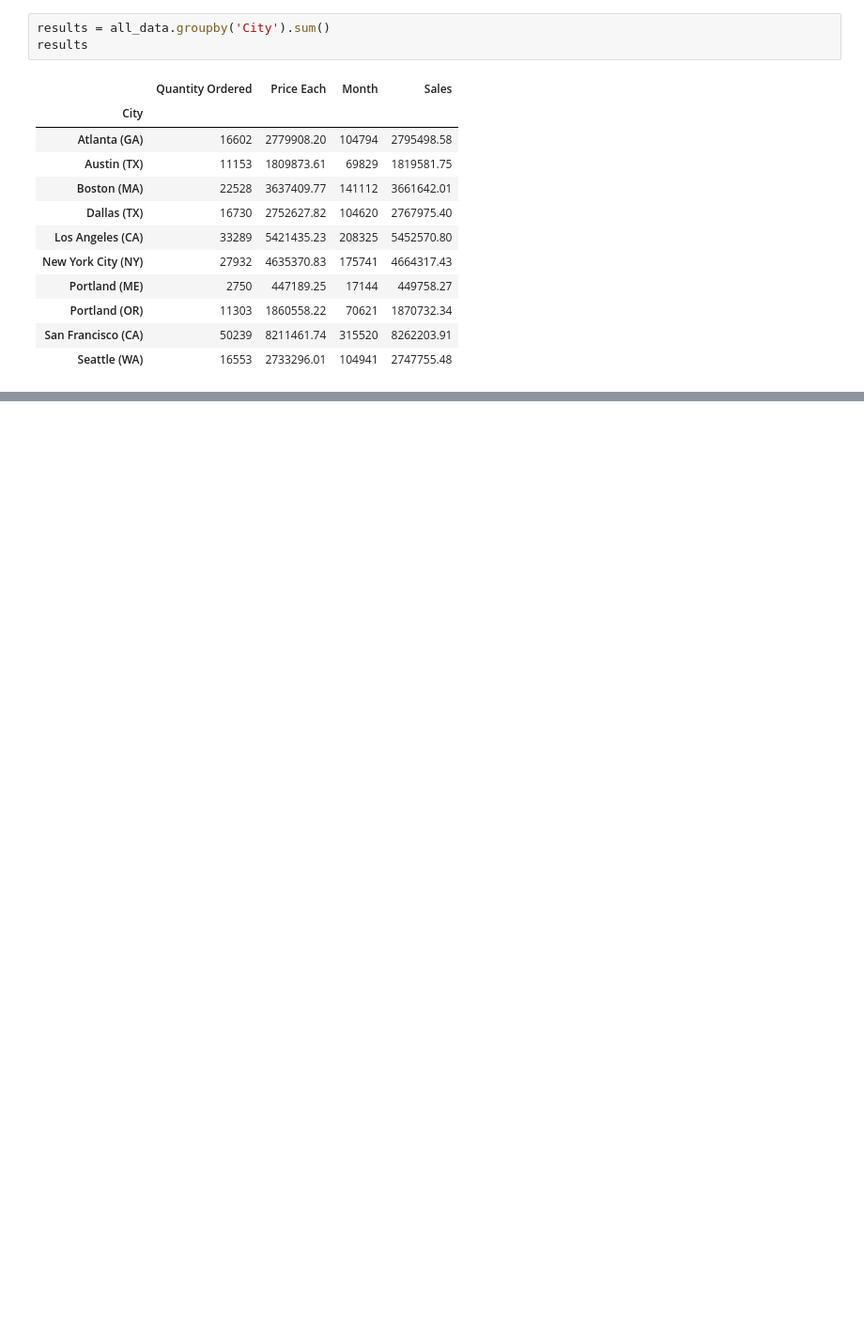
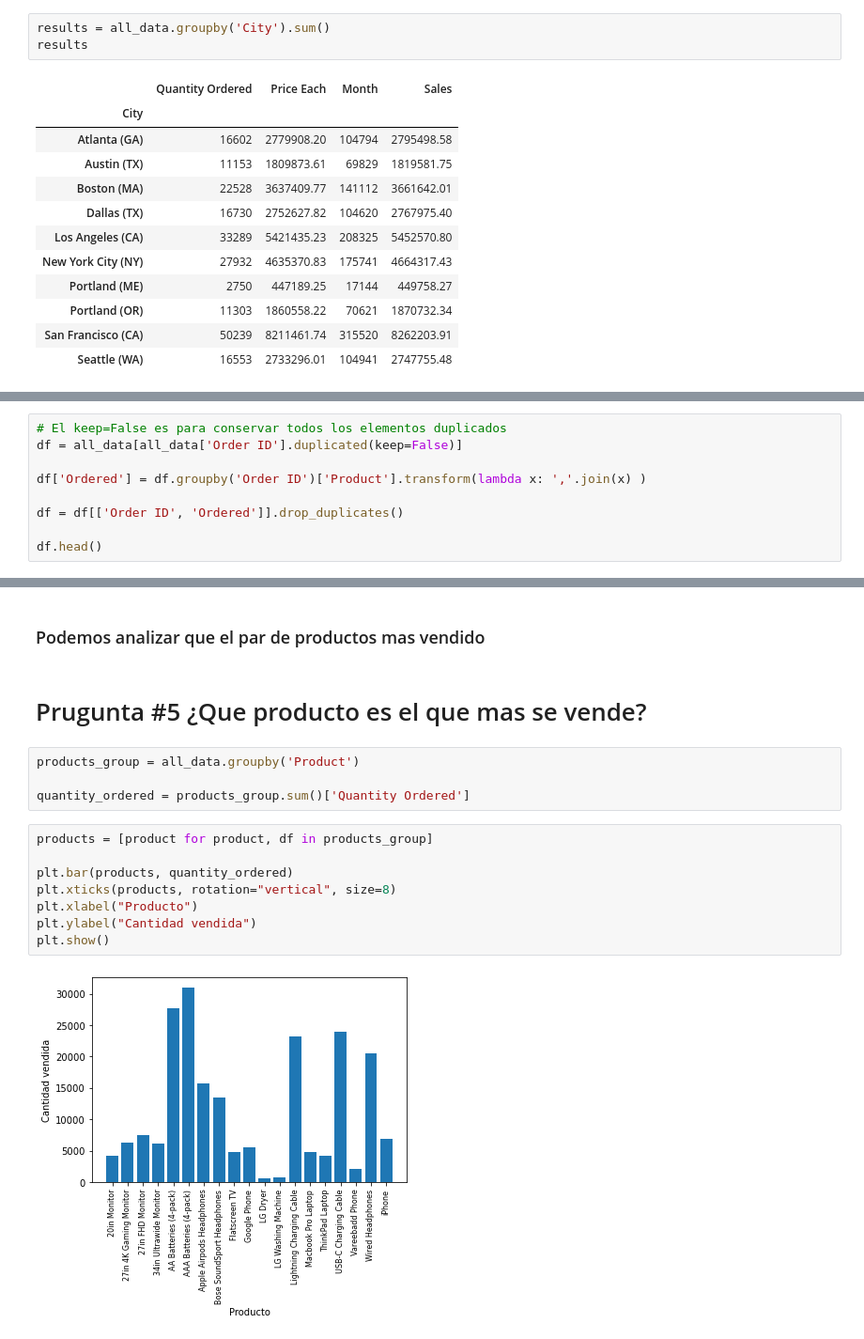
Before and after one commit to IvanGB7/Sales-DataAnalysis, a Jupyter notebook: Ventas 2021 - Analisis.ipynb, the cells around one changed output, grey strips where cells are left out. Shown: that part at 94% size. Drawn from its saved outputs; the diff is of its cells as text; blank space fills up the shorter version.

```diff
--- a/Ventas 2021 - Analisis.ipynb
+++ b/Ventas 2021 - Analisis.ipynb
@@ -154,0 +211,9 @@ all_data.head()
+# %%
+# El keep=False es para conservar todos los elementos duplicados
+df = all_data[all_data['Order ID'].duplicated(keep=False)]
+
+df['Ordered'] = df.groupby('Order ID')['Product'].transform(lambda x: ','.join(x) )
+
+df = df[['Order ID', 'Ordered']].drop_duplicates()
+
+df.head()
@@ -154,0 +259,18 @@ all_data.head()
+# %% [markdown]
+###  Podemos analizar que el par de productos mas vendido
+# %% [markdown]
+# Prugunta #5 ¿Que producto es el que mas se vende?
+# %%
+products_group = all_data.groupby('Product')
+
+quantity_ordered = products_group.sum()['Quantity Ordered']
+# %%
+products = [product for product, df in products_group]
+
+plt.bar(products, quantity_ordered)
+plt.xticks(products, rotation="vertical", size=8)
+plt.xlabel("Producto")
+plt.ylabel("Cantidad vendida")
+plt.show()
+# %% [output]
+[figure, added]
```
Also changed, not shown: parts of 20 cells of this notebook.
